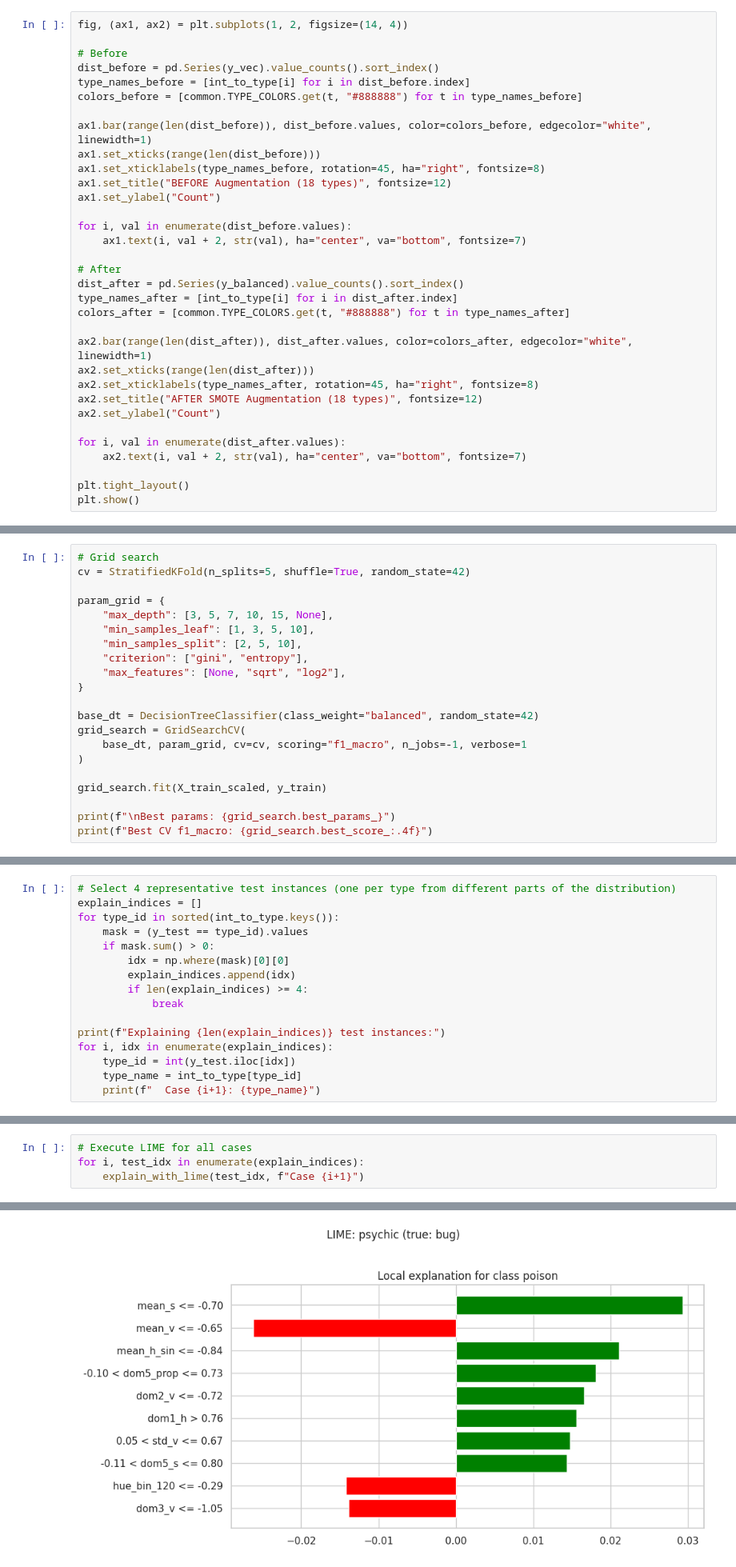
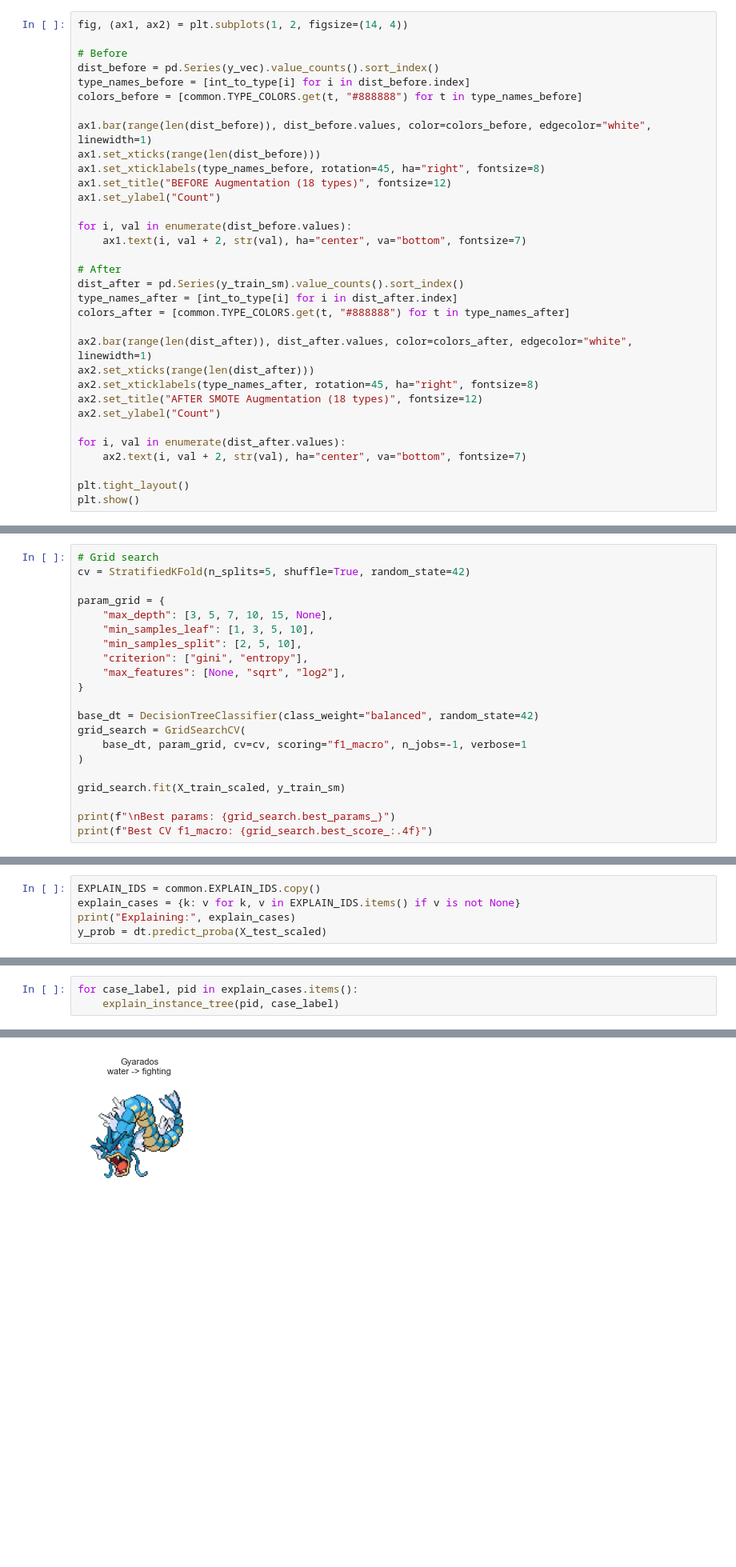
Before and after one commit to JuanDiegoGallego/mlx, a Jupyter notebook: notebooks/1_decision_tree_augmented.ipynb, the cells around one changed output, grey strips where cells are left out. Shown at 80% size. Drawn from its saved outputs; the diff is of its cells as text; blank space fills up the shorter version.

```diff
--- a/notebooks/1_decision_tree_augmented.ipynb
+++ b/notebooks/1_decision_tree_augmented.ipynb
@@ -215,7 +211,7 @@ for i, val in enumerate(dist_before.values):
     ax1.text(i, val + 2, str(val), ha="center", va="bottom", fontsize=7)
 
 # After
-dist_after = pd.Series(y_balanced).value_counts().sort_index()
+dist_after = pd.Series(y_train_sm).value_counts().sort_index()
 type_names_after = [int_to_type[i] for i in dist_after.index]
 colors_after = [common.TYPE_COLORS.get(t, "#888888") for t in type_names_after]
 
@@ -251,7 +247,7 @@ grid_search = GridSearchCV(
     base_dt, param_grid, cv=cv, scoring="f1_macro", n_jobs=-1, verbose=1
 )
 
-grid_search.fit(X_train_scaled, y_train)
+grid_search.fit(X_train_scaled, y_train_sm)
 
 print(f"\nBest params: {grid_search.best_params_}")
 print(f"Best CV f1_macro: {grid_search.best_score_:.4f}")
@@ -379,17 +410,6 @@ plt.show()
 # %%
-# Select 4 representative test instances (one per type from different parts of the distribution)
-explain_indices = []
-for type_id in sorted(int_to_type.keys()):
-    mask = (y_test == type_id).values
-    if mask.sum() > 0:
-        idx = np.where(mask)[0][0]
-        explain_indices.append(idx)
-        if len(explain_indices) >= 4:
-            break
-
-print(f"Explaining {len(explain_indices)} test instances:")
-for i, idx in enumerate(explain_indices):
-    type_id = int(y_test.iloc[idx])
-    type_name = int_to_type[type_id]
-    print(f"  Case {i+1}: {type_name}")
+EXPLAIN_IDS = common.EXPLAIN_IDS.copy()
+explain_cases = {k: v for k, v in EXPLAIN_IDS.items() if v is not None}
+print("Explaining:", explain_cases)
+y_prob = dt.predict_proba(X_test_scaled)
 # %% [output]
@@ -440,6 +523,5 @@ def explain_with_lime(test_idx: int, case_label: str) -> None:
 # %%
-# Execute LIME for all cases
-for i, test_idx in enumerate(explain_indices):
-    explain_with_lime(test_idx, f"Case {i+1}")
+for case_label, pid in explain_cases.items():
+    explain_instance_tree(pid, case_label)
 # %% [output]
 ============================================================
@@ -450 +532 @@ for i, test_idx in enumerate(explain_indices):
-[figure, old version]
+[figure, new version]
```
Also changed, not shown: parts of 32 cells of this notebook, 1 other file.
